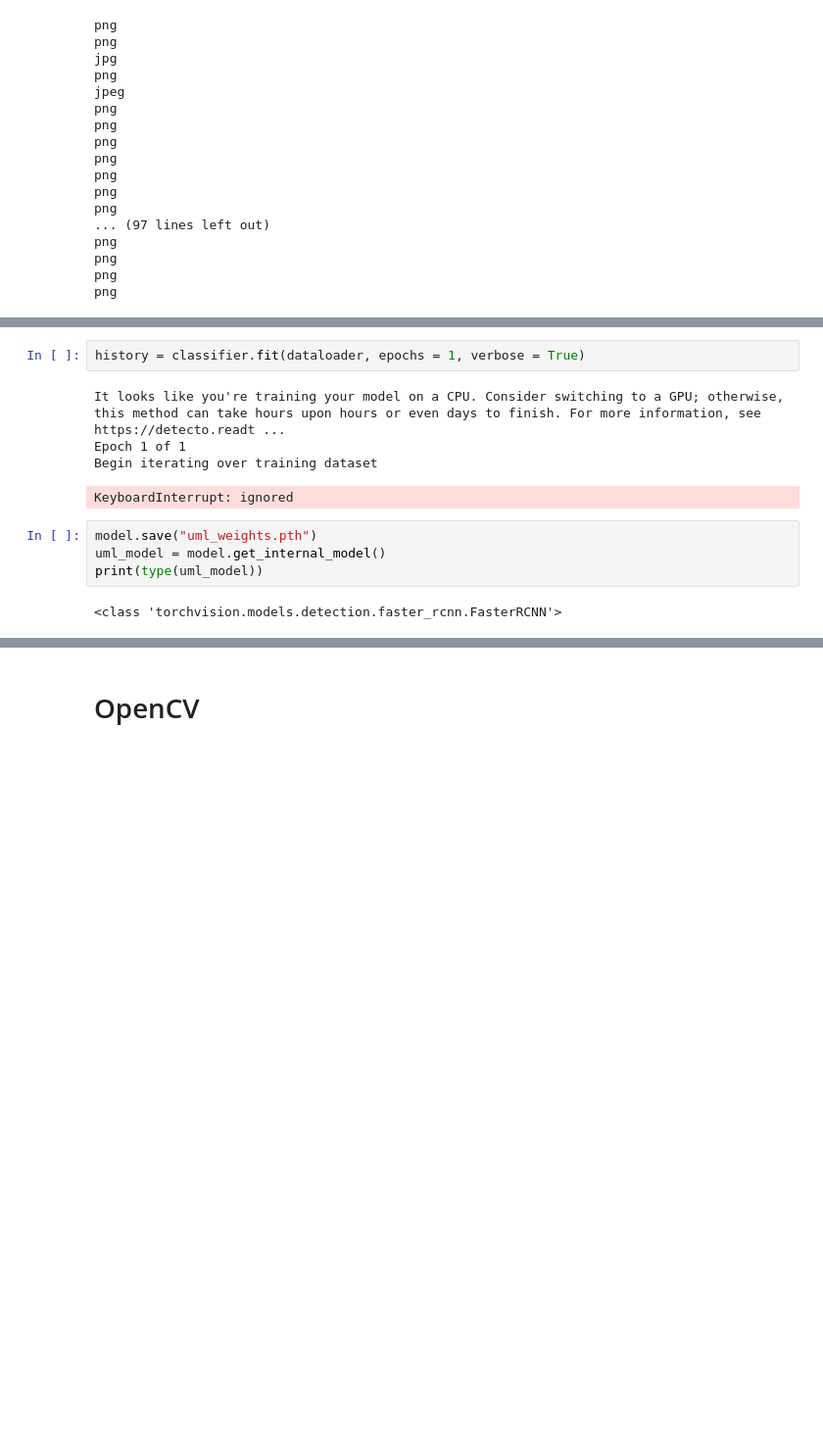
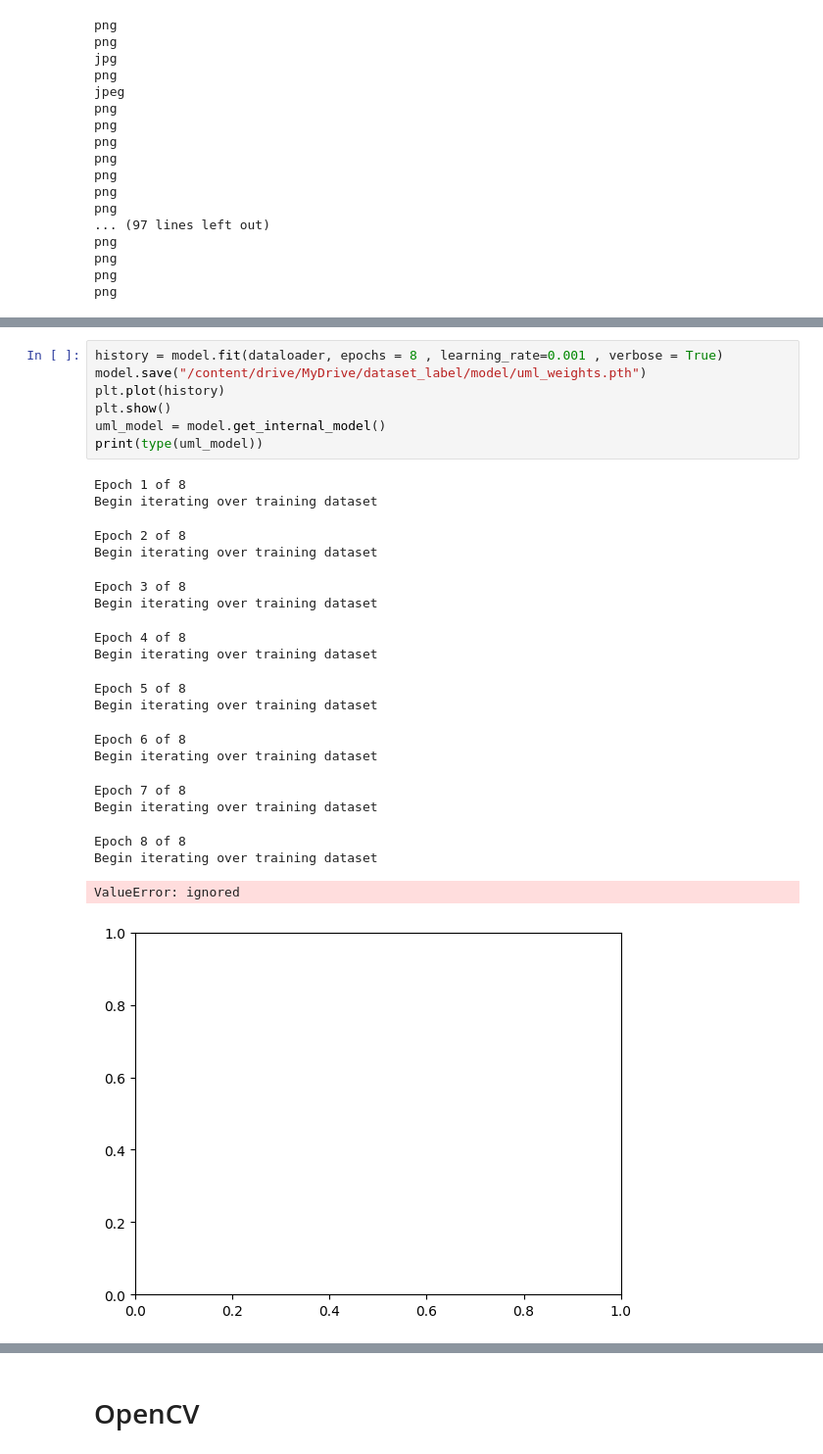
Before and after one commit to DomenicoArmillotta/MSC_thesis-Uml_quality_assessment_with_ML, a Jupyter notebook: provaOPENcv.ipynb, the cells around one changed output, grey strips where cells are left out. Shown at 98% size. Drawn from its saved outputs; the diff is of its cells as text; blank space fills up the shorter version.

```diff
--- a/provaOPENcv.ipynb
+++ b/provaOPENcv.ipynb
@@ -228,16 +227,29 @@ classifier = core.Model(categories)
-# %%
-history = classifier.fit(dataloader, epochs = 1, verbose = True)
-# %% [output]
-It looks like you're training your model on a CPU. Consider switching to a GPU; otherwise, this method can take hours upon hours or even days to finish. For more information, see https://detecto.readt ...
-Epoch 1 of 1
-Begin iterating over training dataset
-KeyboardInterrupt: ignored
-# %%
-model.save("uml_weights.pth")
-uml_model = model.get_internal_model()
-print(type(uml_model))
-# %% [output]
-<class 'torchvision.models.detection.faster_rcnn.FasterRCNN'>
+# %%
+history = model.fit(dataloader, epochs = 8 , learning_rate=0.001 , verbose = True)
+model.save("/content/drive/MyDrive/dataset_label/model/uml_weights.pth")
+plt.plot(history)
+plt.show()
+uml_model = model.get_internal_model()
+print(type(uml_model))
+# %% [output]
+Epoch 1 of 8
+Begin iterating over training dataset
+Epoch 2 of 8
+Begin iterating over training dataset
+Epoch 3 of 8
+Begin iterating over training dataset
+Epoch 4 of 8
+Begin iterating over training dataset
+Epoch 5 of 8
+Begin iterating over training dataset
+Epoch 6 of 8
+Begin iterating over training dataset
+Epoch 7 of 8
+Begin iterating over training dataset
+Epoch 8 of 8
+Begin iterating over training dataset
+ValueError: ignored
+[figure, added]
 # %%
 import numpy as np
 image=utils.read_image('/content/drive/My Drive/dataset_label/test/AbstractFactoryUML.png')
```
Also changed, not shown: parts of 14 cells of this notebook.
